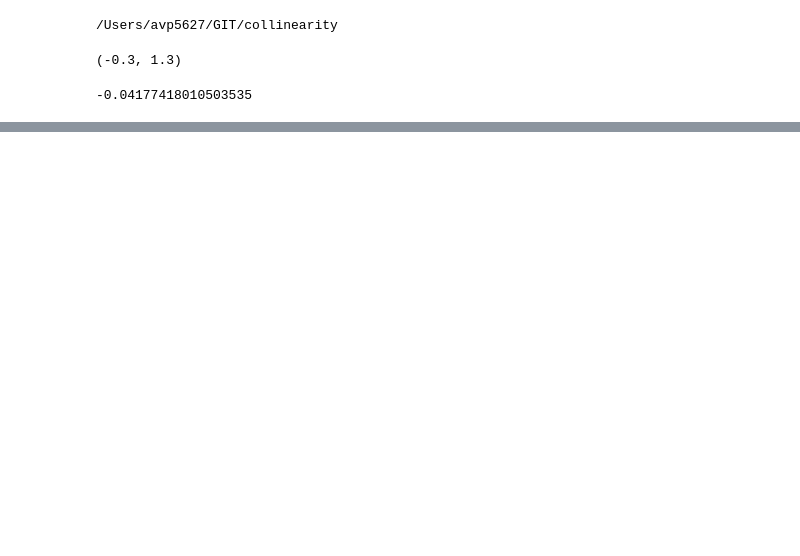
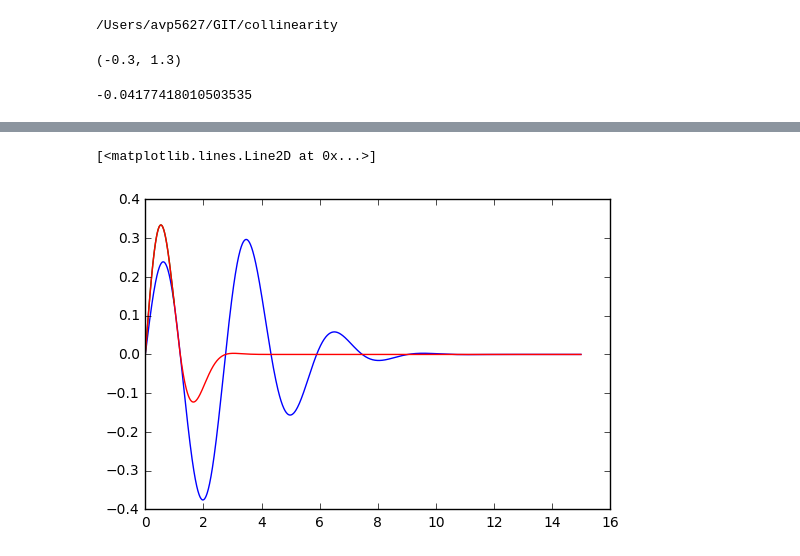
Before and after one commit to prokudin/collinearity, a Jupyter notebook: notebooks/tmd_shape.ipynb, the cells around one changed output, grey strips where cells are left out. Cells and saved outputs as stored; diff of their text form; code cells hidden in the pictures; blank space fills up the shorter version.

```diff
--- a/notebooks/tmd_shape.ipynb
+++ b/notebooks/tmd_shape.ipynb
@@ -43,3 +46,27 @@ from scipy.special import j0 as j0
 bt = np.arange(0,15,0.01)
 tmd = bt * j0(bt * 2) * np.exp(-bt * bt * 0.25 /4)
 plt.plot(bt,tmd,"-")
+# %%
+from scipy.special import j0 as j0
+
+def ktilde1(bt):
+        return np.exp(-0.5 * bt * bt)
+
+def ktilde2(bt):
+    return np.exp(-0.5)
+
+
+bt = np.arange(0,15,0.01)
+bt1 = np.arange(0,1,0.01)
+bt2 = np.arange(1,15,0.01)
+def tmd_lowbt(bt):
+    return bt * j0(bt * 2) * ktilde1(bt) *np.exp(-bt * bt * 0.25 /4)
+def tmd_largebt(bt):
+    return bt * j0(bt * 2) * ktilde2(bt) *np.exp(-bt * bt * 0.25 /4)
+
+plt.plot(bt,tmd_largebt(bt),"-")
+plt.plot(bt1,tmd_lowbt(bt1),"-")
+plt.plot(bt,tmd_lowbt(bt),"-")
+# %% [output]
+[<matplotlib.lines.Line2D at 0x...>]
+[figure, added]
```
Also changed, not shown: parts of 1 cell of this notebook, 2 other files.
